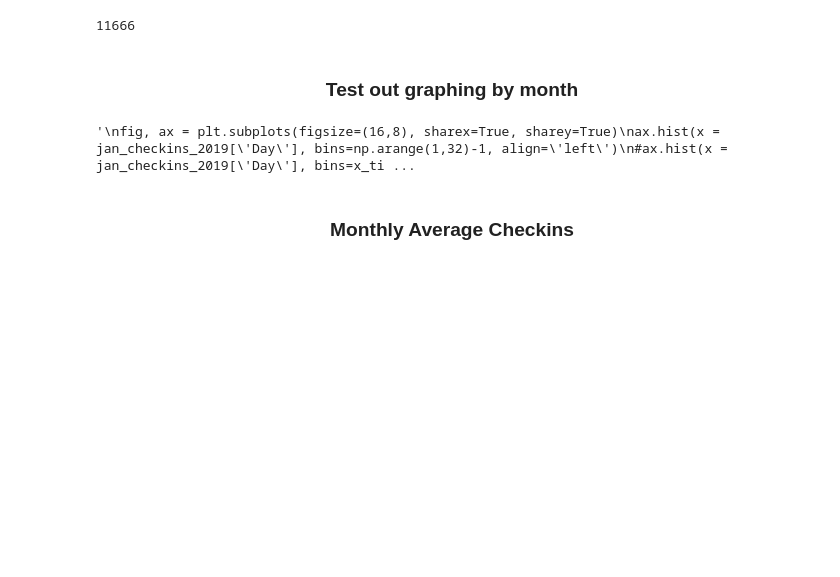
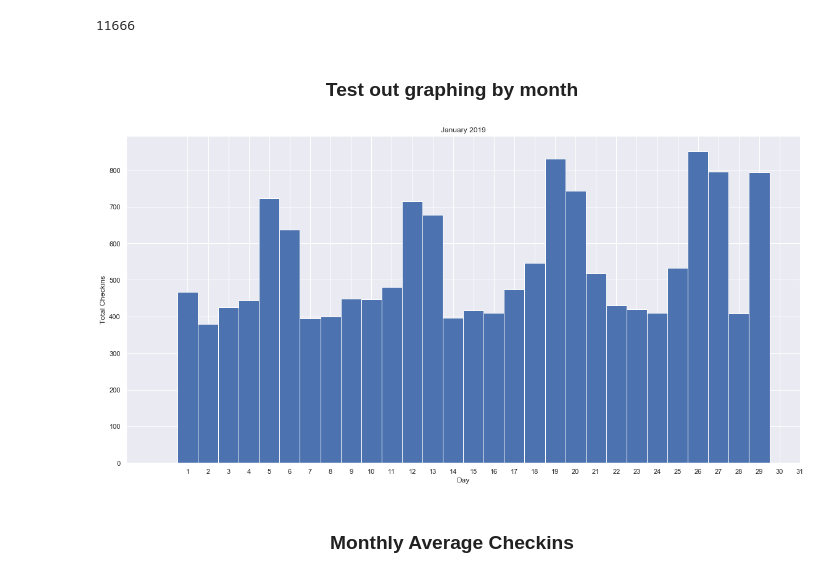
Before and after one commit to egitit/Yelp_Business_Check-ins_and_The-Weather, a Jupyter notebook: yelp_checkin_eda.ipynb, the cells around one changed output. Cells and saved outputs as stored; diff of their text form; code cells hidden in the pictures; blank space fills up the shorter version.

Commit message:
touching up graphs for prezo

```diff
--- a/yelp_checkin_eda.ipynb
+++ b/yelp_checkin_eda.ipynb
@@ -271,19 +271,18 @@ x_ticks = jan_checkins_2019['Day'].unique()
 x_ticks = np.sort(x_ticks)
 # x_ticks
 # %%
-'''
+
 fig, ax = plt.subplots(figsize=(16,8), sharex=True, sharey=True)
 ax.hist(x = jan_checkins_2019['Day'], bins=np.arange(1,32)-1, align='left')
 #ax.hist(x = jan_checkins_2019['Day'], bins=x_ticks, align='mid')
 plt.xticks(x_ticks)
 plt.tight_layout()
 ax.set_xlabel('Day')
 ax.set_ylabel('Total Checkins')
 ax.title.set_text("January 2019")
 # ax.plot(rest_per_day_jan(checkins_2019),color='r')
-'''
 # %% [output]
-'\nfig, ax = plt.subplots(figsize=(16,8), sharex=True, sharey=True)\nax.hist(x = jan_checkins_2019[\'Day\'], bins=np.arange(1,32)-1, align=\'left\')\n#ax.hist(x = jan_checkins_2019[\'Day\'], bins=x_ti ...
+[figure, added]
 # %%
 # GET checkins DF cleaned up
 # %%
```
Also changed, not shown: parts of 7 cells of this notebook, 4 other files.
